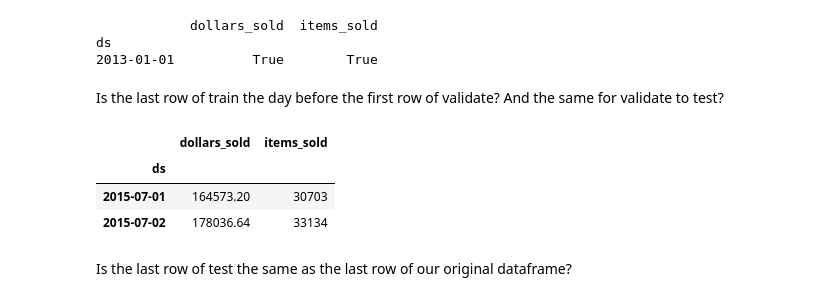
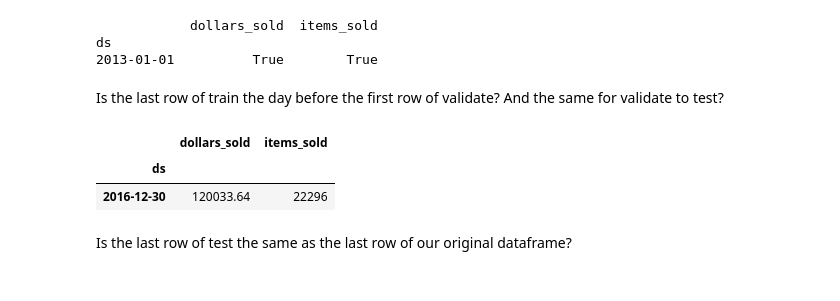
Before and after one commit to randyfrench/time-series-exercises, a Jupyter notebook: modeling-lesson.ipynb, the cells around one changed output. Cells and saved outputs as stored; diff of their text form; code cells hidden in the pictures.

```diff
--- a/modeling-lesson.ipynb
+++ b/modeling-lesson.ipynb
@@ -55,8 +55,8 @@ def get_connection(db, user=env.user, host=env.host, password=env.password):
 # assign query to variable
 query = 'SELECT stores.*, items.*, sales.sale_date, sales.sale_amount \
          FROM sales \
-         join stores using (store_id) \
-         join items using (item_id);'
+         JOIN stores using (store_id) \
+         JOIN items using (item_id);'
 # %%
 # read sql query using pd.read_sql()
 sales_df = pd.read_sql(query, get_connection('tsa_item_demand'))
@@ -201,12 +201,11 @@ Is the last row of train the day before the first row of validate? And the same
 # %%
 # test the split between validate and test
 pd.concat([train.tail(1), validate.head(1)])
-pd.concate([validate.tail(1), ])
+pd.concat([validate.tail(1), ])
 # %% [output]
 |  | dollars_sold | items_sold |
 | ds |  |  |
-| 2015-07-01 | 164573.20 | 30703 |
-| 2015-07-02 | 178036.64 | 33134 |
+| 2016-12-30 | 120033.64 | 22296 |
 # %% [markdown]
 Is the last row of test the same as the last row of our original dataframe?
 # %%
```
Also changed, not shown: parts of 36 cells of this notebook, 3 other files.
